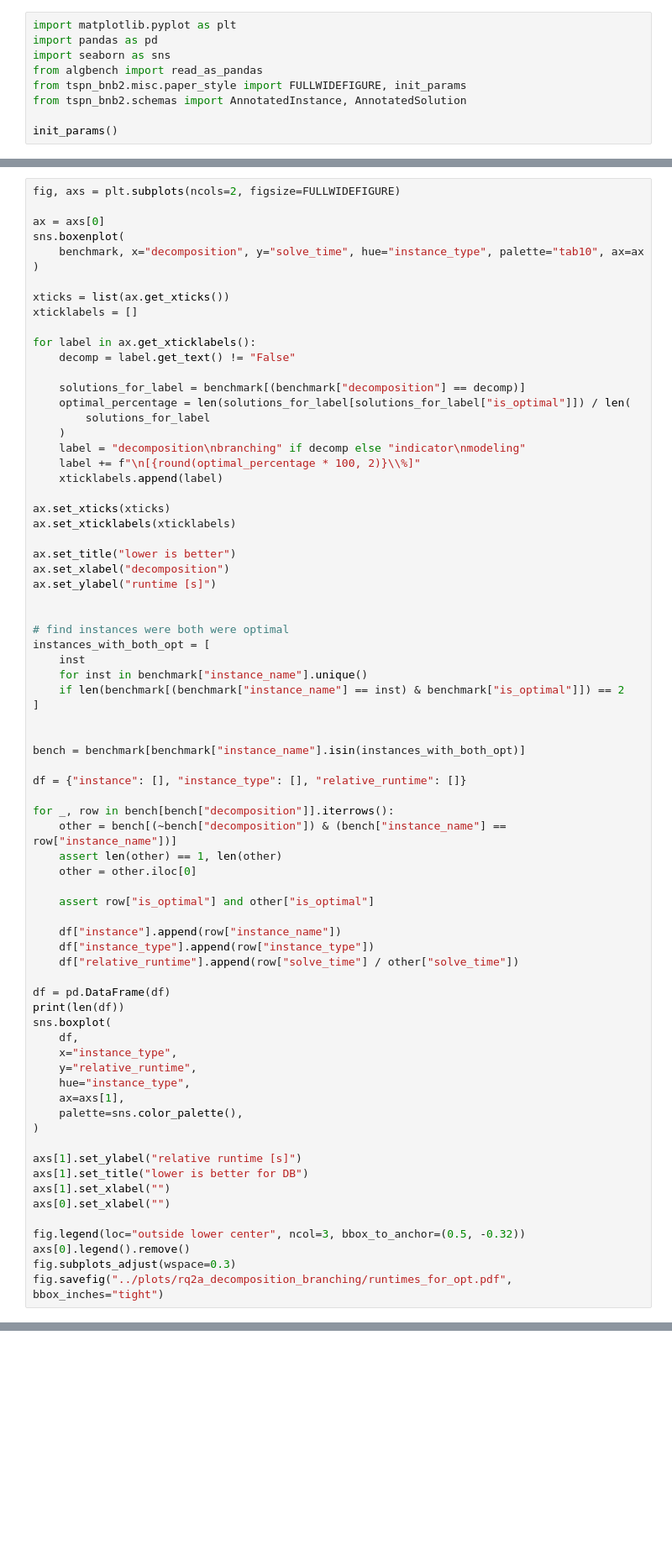
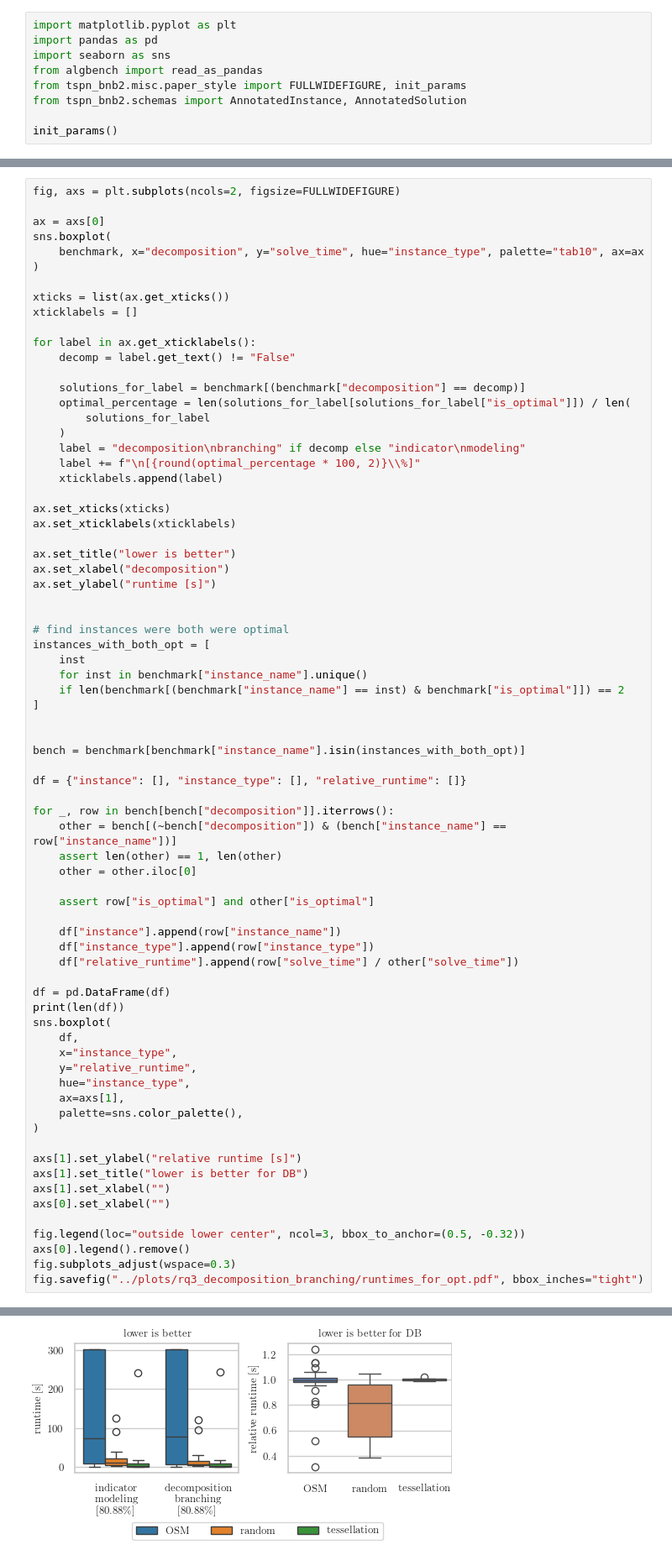
Before and after one commit to tubs-alg/TSPN-SoCG-2026, a Jupyter notebook: evaluation/rq3_decomposition_branching/02_look_at_solutions.ipynb, the cells around one changed output, grey strips where cells are left out. Shown at 84% size. Drawn from its saved outputs; the diff is of its cells as text; blank space fills up the shorter version.

```diff
--- a/evaluation/rq3_decomposition_branching/02_look_at_solutions.ipynb
+++ b/evaluation/rq3_decomposition_branching/02_look_at_solutions.ipynb
@@ -66,7 +81,7 @@ benchmark.groupby(["decomposition", "instance_type"])["is_optimal"].value_counts
 fig, axs = plt.subplots(ncols=2, figsize=FULLWIDEFIGURE)
 
 ax = axs[0]
-sns.boxenplot(
+sns.boxplot(
     benchmark, x="decomposition", y="solve_time", hue="instance_type", palette="tab10", ax=ax
 )
 
@@ -134,4 +149,5 @@ axs[0].set_xlabel("")
 fig.legend(loc="outside lower center", ncol=3, bbox_to_anchor=(0.5, -0.32))
 axs[0].legend().remove()
 fig.subplots_adjust(wspace=0.3)
-fig.savefig("../plots/rq2a_decomposition_branching/runtimes_for_opt.pdf", bbox_inches="tight")
+fig.savefig("../plots/rq3_decomposition_branching/runtimes_for_opt.pdf", bbox_inches="tight")
+# %% [output]
@@ -138,3 +155,4 @@ fig.savefig("../plots/rq2a_decomposition_branching/runtimes_for_opt.pdf", bbox_i
+[figure, added]
 # %%
 fig, axs = plt.subplots(ncols=2, figsize=FULLWIDEFIGURE)
 
```
Also changed, not shown: parts of 5 cells of this notebook, 3 other files.
